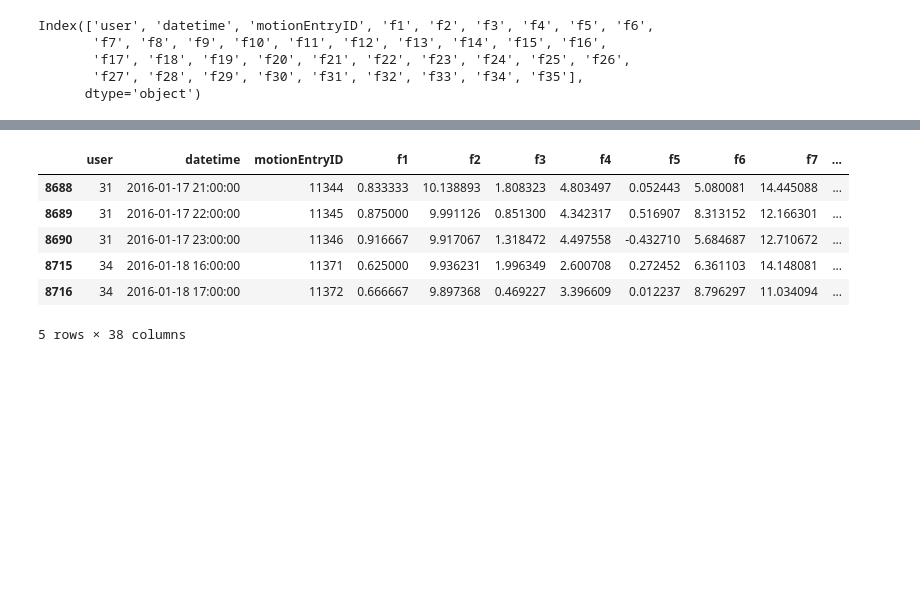
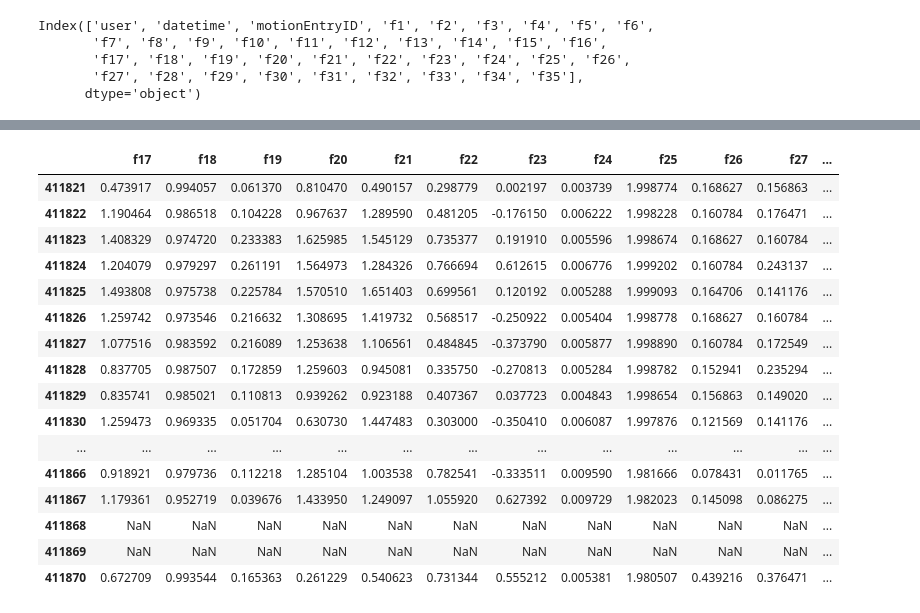
Before and after one commit to dnlkelly1/HealthPredict, a Jupyter notebook: dataCleaning.ipynb, the cells around one changed output, grey strips where cells are left out. Cells and saved outputs as stored; diff of their text form; code cells hidden in the pictures; blank space fills up the shorter version.

```diff
--- a/dataCleaning.ipynb
+++ b/dataCleaning.ipynb
@@ -48,12 +48,22 @@ f34              607544
 f35              607544
 dtype: int64
 # %%
-motion.head()
+motion.iloc[400000:,19:].head(50)
 # %% [output]
-|  | user | datetime | motionEntryID | f1 | f2 | f3 | f4 | f5 | f6 | f7 | ... |
-| 8688 | 31 | 2016-01-17 21:00:00 | 11344 | 0.833333 | 10.138893 | 1.808323 | 4.803497 | 0.052443 | 5.080081 | 14.445088 | ... |
-| 8689 | 31 | 2016-01-17 22:00:00 | 11345 | 0.875000 | 9.991126 | 0.851300 | 4.342317 | 0.516907 | 8.313152 | 12.166301 | ... |
-| 8690 | 31 | 2016-01-17 23:00:00 | 11346 | 0.916667 | 9.917067 | 1.318472 | 4.497558 | -0.432710 | 5.684687 | 12.710672 | ... |
-| 8715 | 34 | 2016-01-18 16:00:00 | 11371 | 0.625000 | 9.936231 | 1.996349 | 2.600708 | 0.272452 | 6.361103 | 14.148081 | ... |
-| 8716 | 34 | 2016-01-18 17:00:00 | 11372 | 0.666667 | 9.897368 | 0.469227 | 3.396609 | 0.012237 | 8.796297 | 11.034094 | ... |
+|  | f17 | f18 | f19 | f20 | f21 | f22 | f23 | f24 | f25 | f26 | f27 | ... |
+| 411821 | 0.473917 | 0.994057 | 0.061370 | 0.810470 | 0.490157 | 0.298779 | 0.002197 | 0.003739 | 1.998774 | 0.168627 | 0.156863 | ... |
+| 411822 | 1.190464 | 0.986518 | 0.104228 | 0.967637 | 1.289590 | 0.481205 | -0.176150 | 0.006222 | 1.998228 | 0.160784 | 0.176471 | ... |
+| 411823 | 1.408329 | 0.974720 | 0.233383 | 1.625985 | 1.545129 | 0.735377 | 0.191910 | 0.005596 | 1.998674 | 0.168627 | 0.160784 | ... |
+| 411824 | 1.204079 | 0.979297 | 0.261191 | 1.564973 | 1.284326 | 0.766694 | 0.612615 | 0.006776 | 1.999202 | 0.160784 | 0.243137 | ... |
+| 411825 | 1.493808 | 0.975738 | 0.225784 | 1.570510 | 1.651403 | 0.699561 | 0.120192 | 0.005288 | 1.999093 | 0.164706 | 0.141176 | ... |
+| 411826 | 1.259742 | 0.973546 | 0.216632 | 1.308695 | 1.419732 | 0.568517 | -0.250922 | 0.005404 | 1.998778 | 0.168627 | 0.160784 | ... |
+| 411827 | 1.077516 | 0.983592 | 0.216089 | 1.253638 | 1.106561 | 0.484845 | -0.373790 | 0.005877 | 1.998890 | 0.160784 | 0.172549 | ... |
+| 411828 | 0.837705 | 0.987507 | 0.172859 | 1.259603 | 0.945081 | 0.335750 | -0.270813 | 0.005284 | 1.998782 | 0.152941 | 0.235294 | ... |
+| 411829 | 0.835741 | 0.985021 | 0.110813 | 0.939262 | 0.923188 | 0.407367 | 0.037723 | 0.004843 | 1.998654 | 0.156863 | 0.149020 | ... |
+| 411830 | 1.259473 | 0.969335 | 0.051704 | 0.630730 | 1.447483 | 0.303000 | -0.350410 | 0.006087 | 1.997876 | 0.121569 | 0.141176 | ... |
+| ... | ... | ... | ... | ... | ... | ... | ... | ... | ... | ... | ... | ... |
+| 411866 | 0.918921 | 0.979736 | 0.112218 | 1.285104 | 1.003538 | 0.782541 | -0.333511 | 0.009590 | 1.981666 | 0.078431 | 0.011765 | ... |
+| 411867 | 1.179361 | 0.952719 | 0.039676 | 1.433950 | 1.249097 | 1.055920 | 0.627392 | 0.009729 | 1.982023 | 0.145098 | 0.086275 | ... |
+| 411868 | NaN | NaN | NaN | NaN | NaN | NaN | NaN | NaN | NaN | NaN | NaN | ... |
+| 411869 | NaN | NaN | NaN | NaN | NaN | NaN | NaN | NaN | NaN | NaN | NaN | ... |
+| 411870 | 0.672709 | 0.993544 | 0.165363 | 0.261229 | 0.540623 | 0.731344 | 0.555212 | 0.005381 | 1.980507 | 0.439216 | 0.376471 | ... |
-5 rows × 38 columns
```
Also changed, not shown: parts of 4 cells of this notebook, 1 other file.
